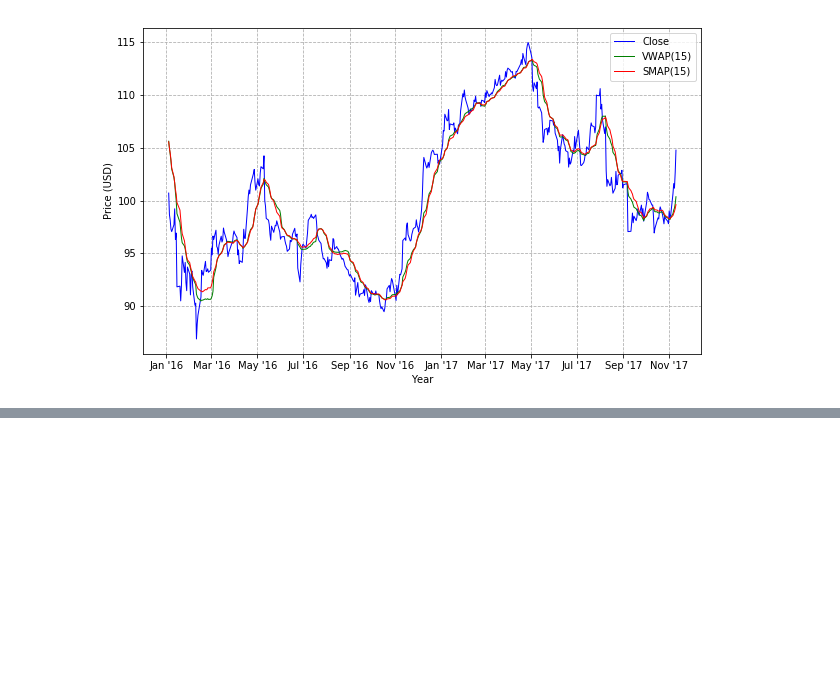
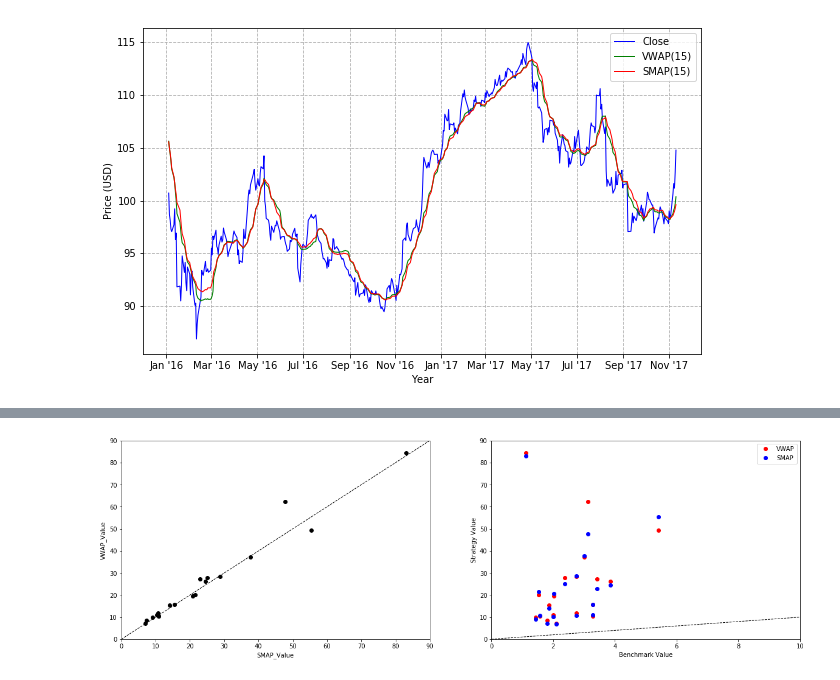
Before and after one commit to branhoff/VWAP_backtest, a Jupyter notebook: VWAP.ipynb, the cells around one changed output, grey strips where cells are left out. Saved outputs shown, nothing was run; the diff lists cells and outputs as text; code cells hidden in the pictures; blank space fills up the shorter version.

Commit message:
Double check value function -- looks ok! Start analysis on VWAP strategy

```diff
--- a/VWAP.ipynb
+++ b/VWAP.ipynb
@@ -213,0 +173,20 @@ historical_data['Disney'].tail(20)
+# %%
+# first get data in a new data frame for all stocks since 2010
+start = '2010-01-01'
+modern_data = {}
+for company in historical_data:
+    modern_data[company] = historical_data[company].copy().loc[start::]
+    # note that the lookback time should be the same as the lookback used to calulate the SMAP and VWAP
+    modern_data[company]['SMAP_Signal'] = set_signal(modern_data[company]['SMAP'], modern_data[company]['Close'], lookback)
+    modern_data[company]['VWAP_Signal'] = set_signal(modern_data[company]['VWAP'], modern_data[company]['Close'], lookback)
+    modern_data[company]['SMAP_Value']  = set_value (modern_data[company]['SMAP_Signal'], modern_data[company]['Open'])
+    modern_data[company]['VWAP_Value']  = set_value (modern_data[company]['VWAP_Signal'], modern_data[company]['Open'])
+
+    # also calculate the benchmark signal and value
+    bm_signal = np.ones(len(modern_data[company]['Open']))
+    bm_signal[0:15] = 0 # we don't want a headstart on the benchmark...
+    modern_data[company]['BM_Signal'] = bm_signal
+    modern_data[company]['BM_Value']  = set_value (modern_data[company]['BM_Signal'], modern_data[company]['Open'])
+
+# and lets go ahead and take a look at Disney
+modern_data['Disney'].tail(1)
@@ -213,0 +201,37 @@ historical_data['Disney'].tail(20)
+# %%
+# First, lets get the relevant data
+smaps = []
+vwaps = []
+bms   = []
+for company in modern_data:
+    smaps.append(modern_data[company].iloc[-1]['SMAP_Value'])
+    vwaps.append(modern_data[company].iloc[-1]['VWAP_Value'])
+    bms.append(modern_data[company].iloc[-1]['BM_Value'])
+
+smaps = np.array(smaps)
+vwaps = np.array(vwaps)
+bms   = np.array(bms)
+
+# Make the plot of SMAP vs VWAP
+fig, ax = plt.subplots(1,2,figsize=(20,6))
+ax[0].plot(smaps,vwaps,marker='o',linestyle='', color = 'black')
+ax[0].plot([0,100],[0,100],linestyle='--',linewidth=1, color = 'black')
+ax[0].set_xlabel('SMAP_Value')
+ax[0].set_ylabel('VWAP_Value')
+ax[0].set_xlim([0,90])
+ax[0].set_ylim([0,90])
+
+
+ax[1].plot(bms,vwaps,marker='o',linestyle='', color = 'red',label='VWAP')
+ax[1].plot(bms,smaps,marker='o',linestyle='', color = 'blue',label='SMAP')
+ax[1].plot([0,100],[0,100],linestyle='--',linewidth=1, color = 'black')
+ax[1].set_xlabel('Benchmark Value')
+ax[1].set_ylabel('Strategy Value')
+ax[1].legend()
+ax[1].set_xlim([0,10])
+ax[1].set_ylim([0,90])
+
+# Also plot SMAP and VWAP versus the benchmark
+plt.show()
+# %% [output]
+[figure, added]
```
Also changed, not shown: parts of 10 cells of this notebook.
